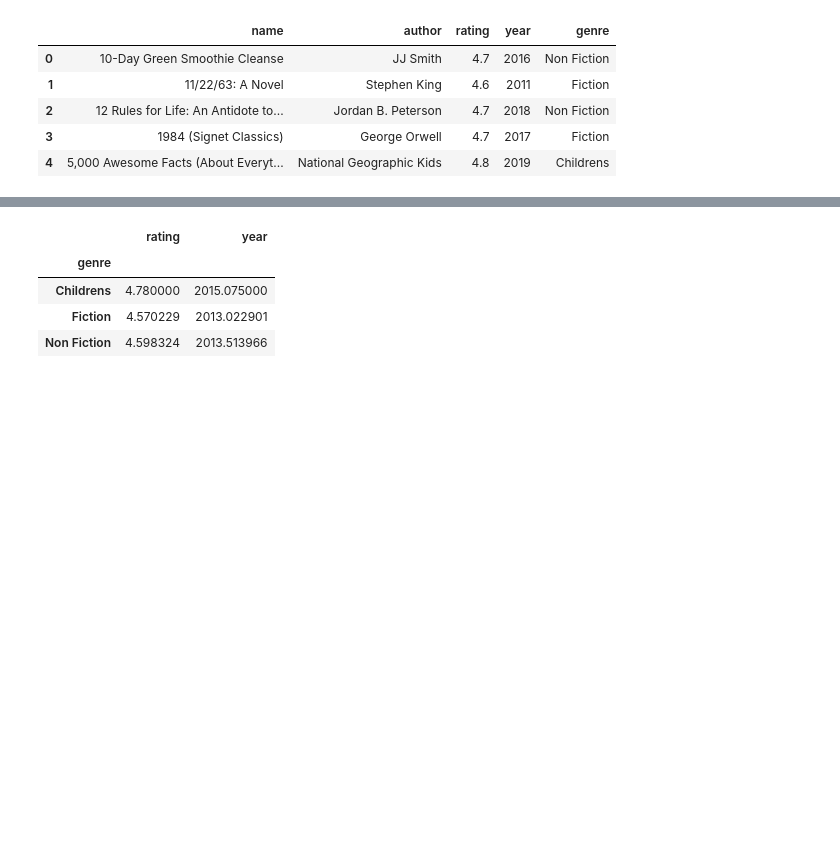
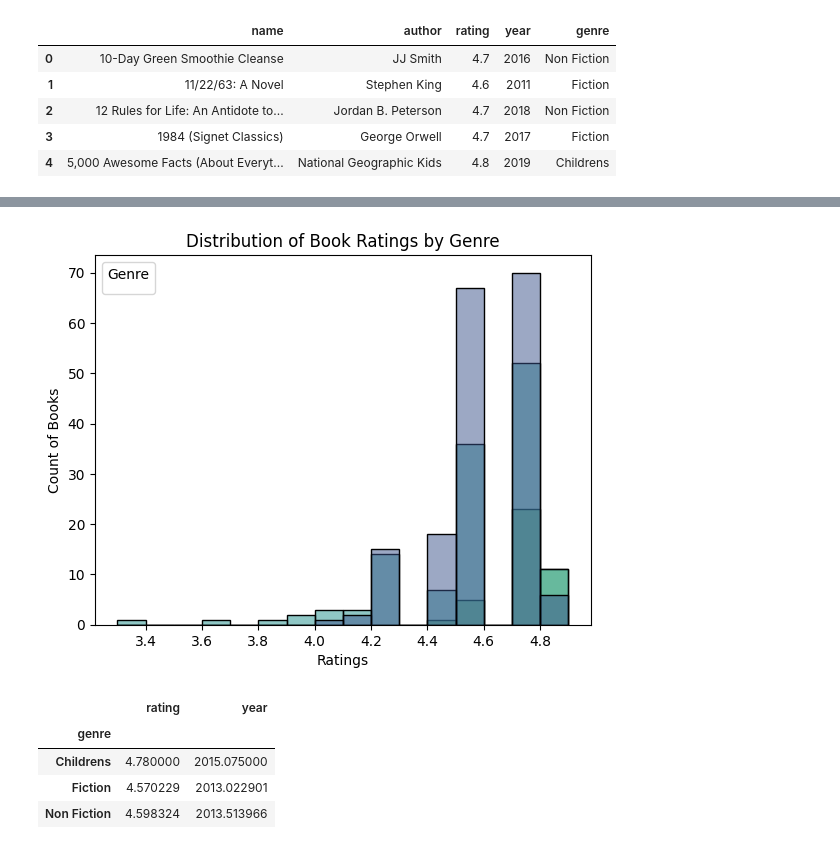
Before and after one commit to jhlopesalves/data-science-notebooks, a Jupyter notebook: Python/Exploratory Data Analysis/exploratory_data_analysis.ipynb, the cells around one changed output, grey strips where cells are left out. Cells and saved outputs as stored; diff of their text form; code cells hidden in the pictures; blank space fills up the shorter version.

```diff
--- a/Python/Exploratory Data Analysis/exploratory_data_analysis.ipynb
+++ b/Python/Exploratory Data Analysis/exploratory_data_analysis.ipynb
@@ -51,3 +109,18 @@ plt.show()
+# %%
+# Create a histogram of ratings colored by genre
+fig, ax = plt.subplots()
+
+sns.histplot(data=books, x="rating", hue="genre", binwidth=.1, palette="viridis")
+
+# Set the labels and title for the plot
+ax.set(xlabel="Ratings",
+       ylabel="Count of Books",
+       title="Distribution of Book Ratings by Genre")
+
+plt.legend(title="Genre")
+plt.show()
+# %% [output]
+[figure, added]
 # %%
 books.groupby("genre").mean(numeric_only=True)
 # %% [output]
```
Also changed, not shown: parts of 76 cells of this notebook.
